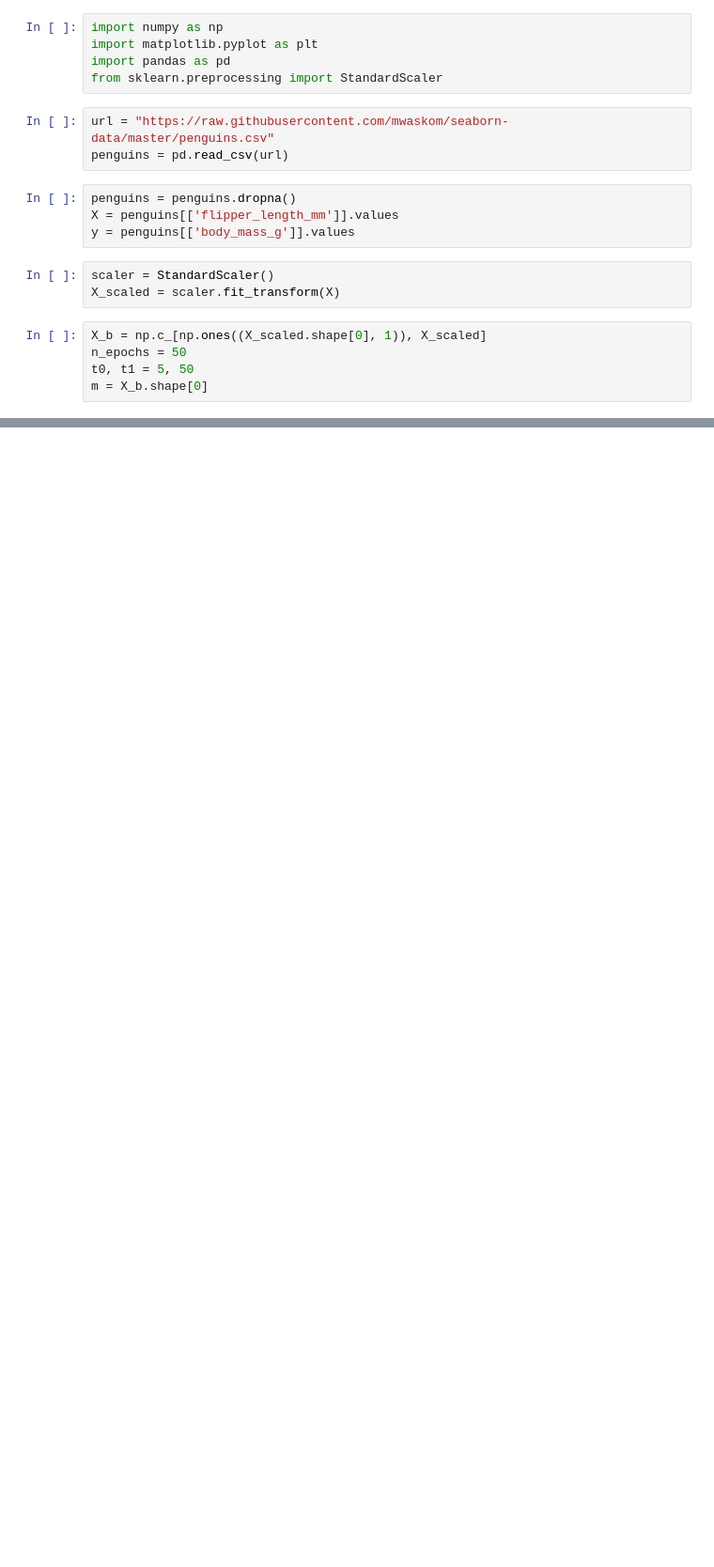
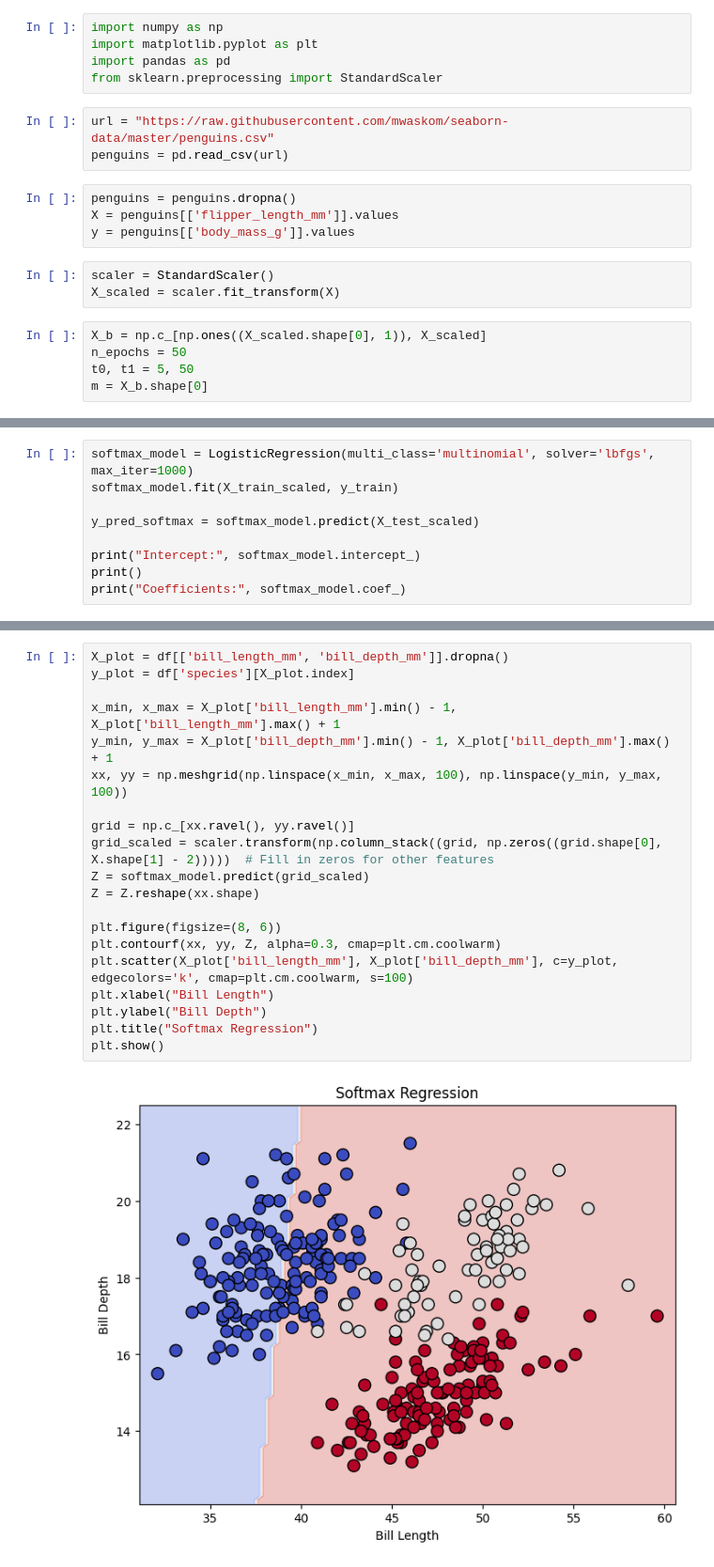
Before and after one commit to tylerscott3/CS290, a Jupyter notebook: HW3.ipynb, the cells around one changed output, grey strips where cells are left out. Shown: that part at 94% size. Saved outputs shown, nothing was run; the diff lists cells and outputs as text; blank space fills up the shorter version.

```diff
--- a/HW3.ipynb
+++ b/HW3.ipynb
@@ -188,0 +253,9 @@ Final theta values: [[4209.10943512]
+# %%
+softmax_model = LogisticRegression(multi_class='multinomial', solver='lbfgs', max_iter=1000)
+softmax_model.fit(X_train_scaled, y_train)
+
+y_pred_softmax = softmax_model.predict(X_test_scaled)
+
+print("Intercept:", softmax_model.intercept_)
+print()
+print("Coefficients:", softmax_model.coef_)
@@ -188,0 +268,22 @@ Final theta values: [[4209.10943512]
+# %%
+X_plot = df[['bill_length_mm', 'bill_depth_mm']].dropna()
+y_plot = df['species'][X_plot.index]
+
+x_min, x_max = X_plot['bill_length_mm'].min() - 1, X_plot['bill_length_mm'].max() + 1
+y_min, y_max = X_plot['bill_depth_mm'].min() - 1, X_plot['bill_depth_mm'].max() + 1
+xx, yy = np.meshgrid(np.linspace(x_min, x_max, 100), np.linspace(y_min, y_max, 100))
+
+grid = np.c_[xx.ravel(), yy.ravel()]
+grid_scaled = scaler.transform(np.column_stack((grid, np.zeros((grid.shape[0], X.shape[1] - 2)))))  # Fill in zeros for other features
+Z = softmax_model.predict(grid_scaled)
+Z = Z.reshape(xx.shape)
+
+plt.figure(figsize=(8, 6))
+plt.contourf(xx, yy, Z, alpha=0.3, cmap=plt.cm.coolwarm)
+plt.scatter(X_plot['bill_length_mm'], X_plot['bill_depth_mm'], c=y_plot, edgecolors='k', cmap=plt.cm.coolwarm, s=100)
+plt.xlabel("Bill Length")
+plt.ylabel("Bill Depth")
+plt.title("Softmax Regression")
+plt.show()
+# %% [output]
+[figure, added]
```
Also changed, not shown: parts of 7 cells of this notebook.
